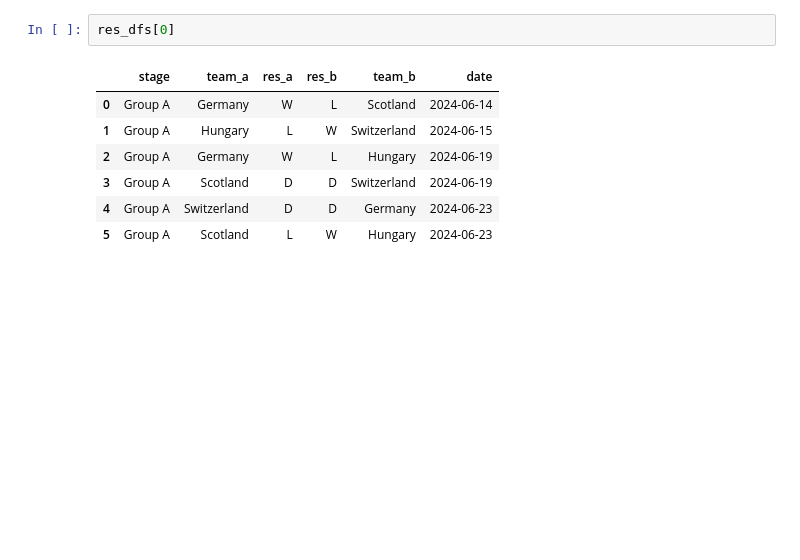
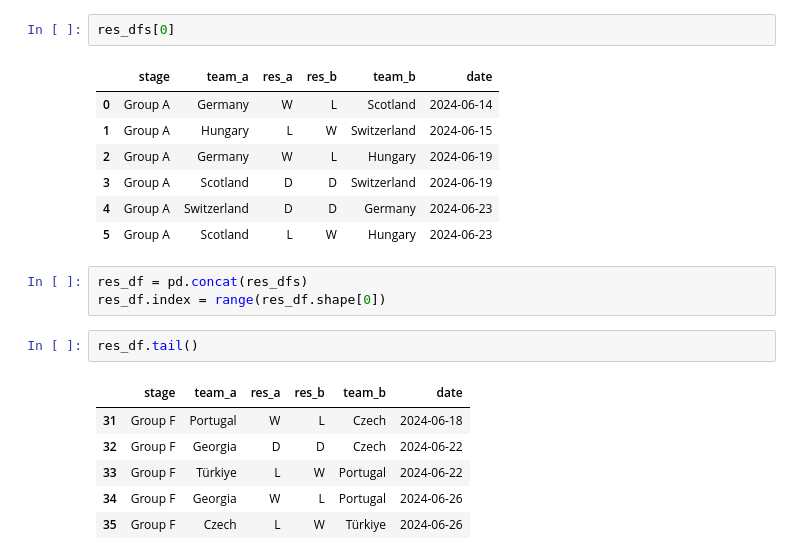
Before and after one commit to axndyg/euros-WebScraping, a Jupyter notebook: performance.ipynb, the cells around one changed output. Saved outputs shown, nothing was run; the diff lists cells and outputs as text; blank space fills up the shorter version.

```diff
--- a/performance.ipynb
+++ b/performance.ipynb
@@ -79,3 +80,15 @@ res_dfs[0]
 | 3 | Group A | Scotland | D | D | Switzerland | 2024-06-19 |
 | 4 | Group A | Switzerland | D | D | Germany | 2024-06-23 |
 | 5 | Group A | Scotland | L | W | Hungary | 2024-06-23 |
+# %%
+res_df = pd.concat(res_dfs)
+res_df.index = range(res_df.shape[0])
+# %%
+res_df.tail()
+# %% [output]
+|  | stage | team_a | res_a | res_b | team_b | date |
+| 31 | Group F | Portugal | W | L | Czech | 2024-06-18 |
+| 32 | Group F | Georgia | D | D | Czech | 2024-06-22 |
+| 33 | Group F | Türkiye | L | W | Portugal | 2024-06-22 |
+| 34 | Group F | Georgia | W | L | Portugal | 2024-06-26 |
+| 35 | Group F | Czech | L | W | Türkiye | 2024-06-26 |
```
Also changed, not shown: parts of 13 cells of this notebook, 1 other file.
